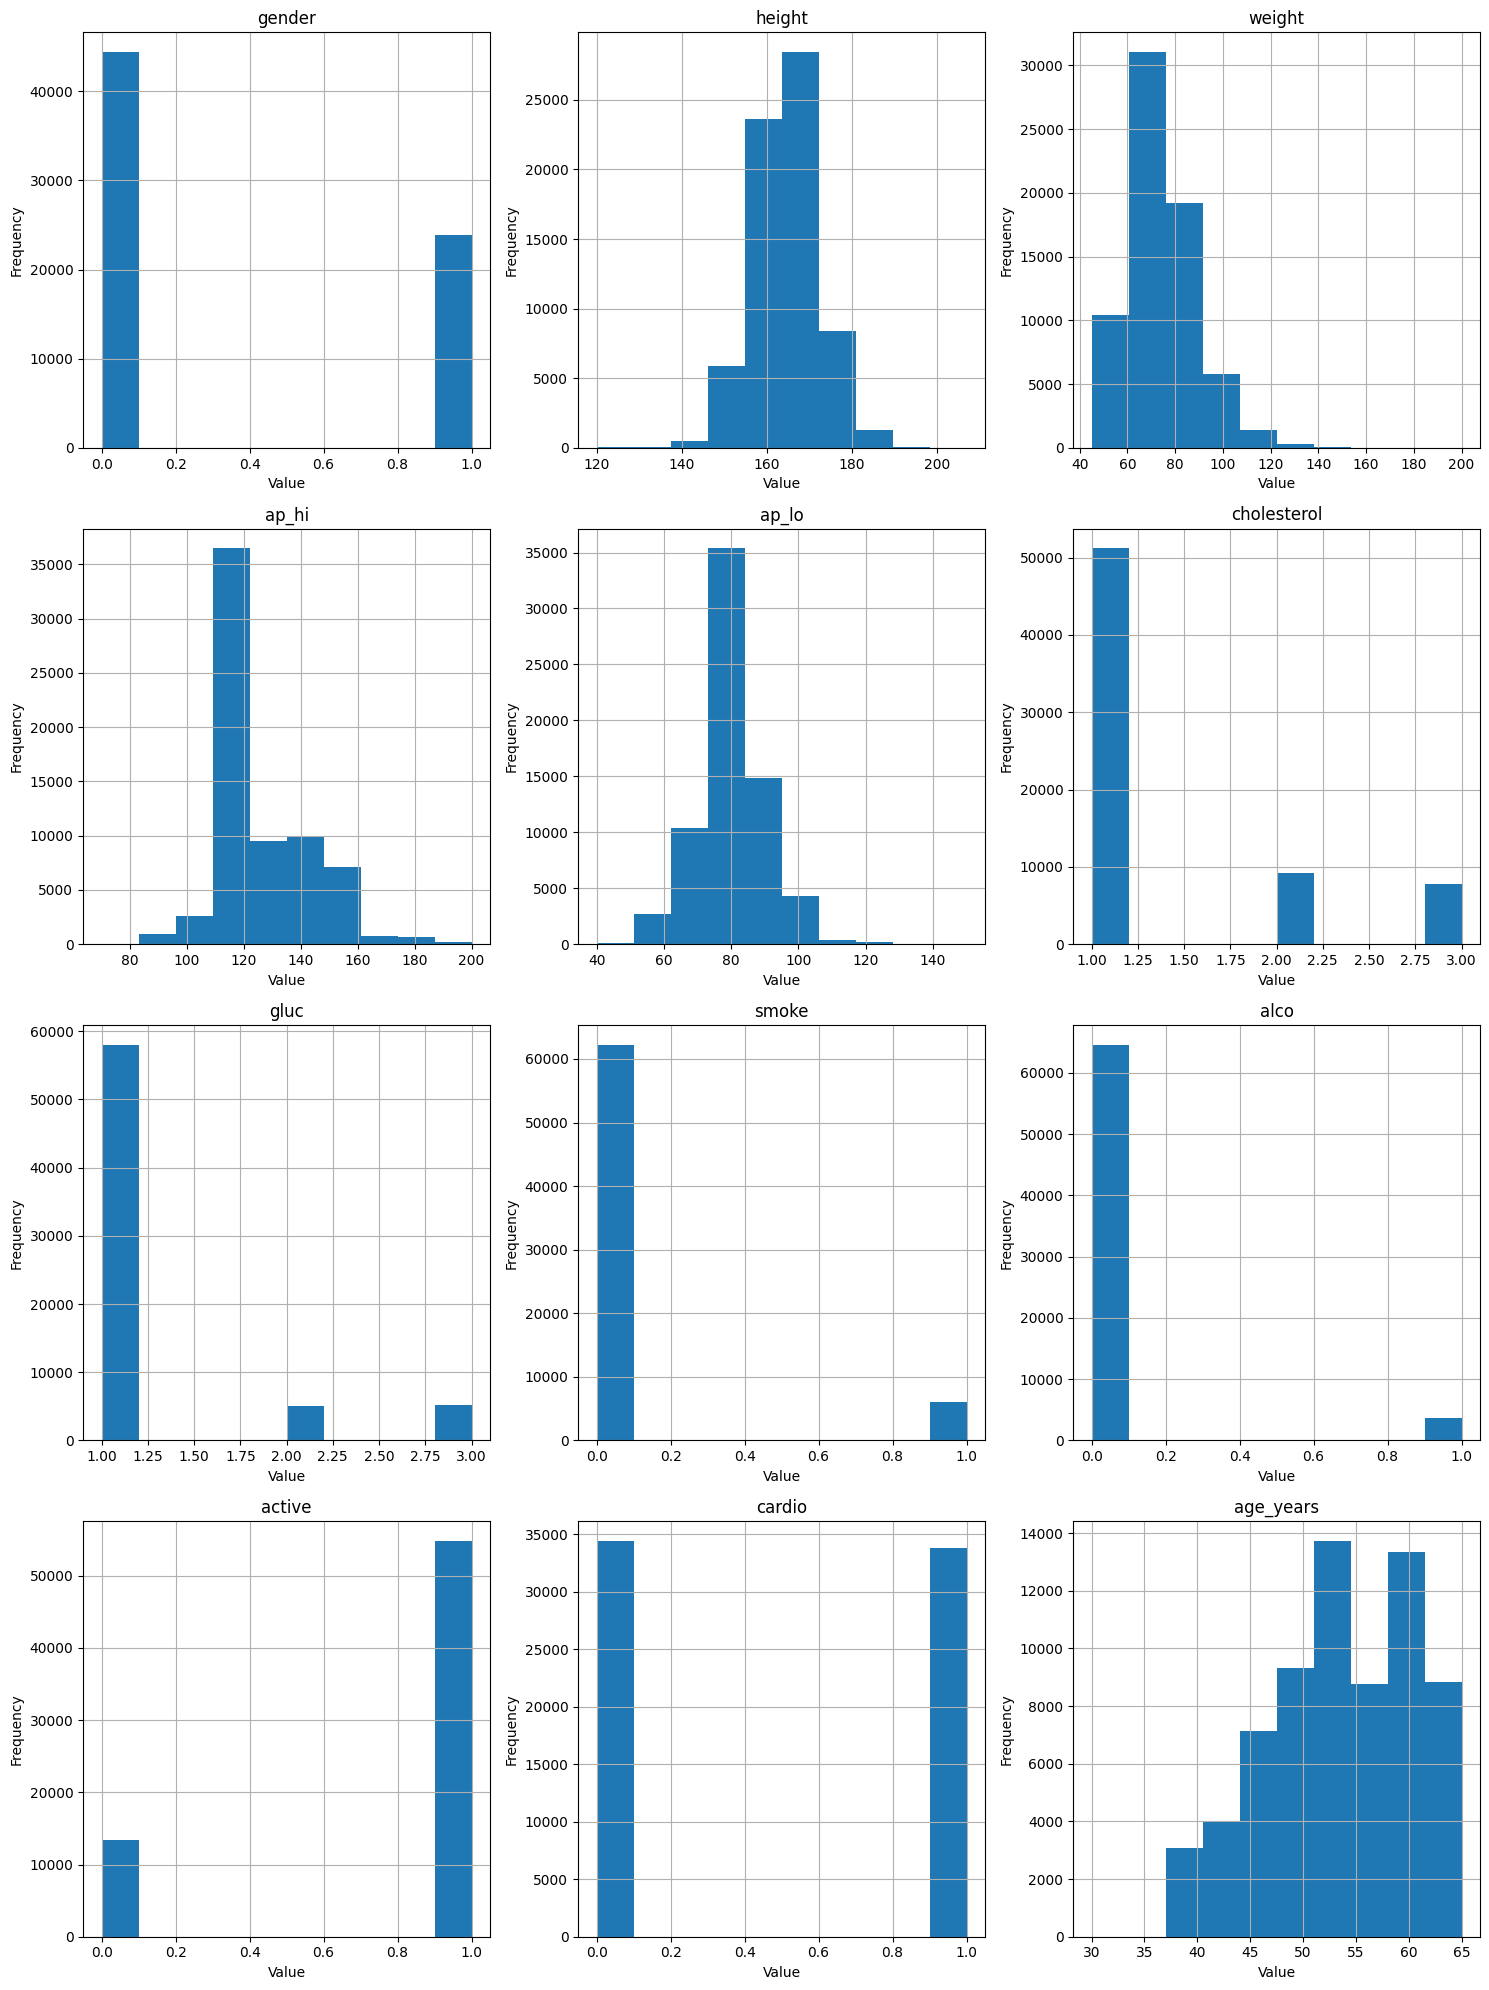
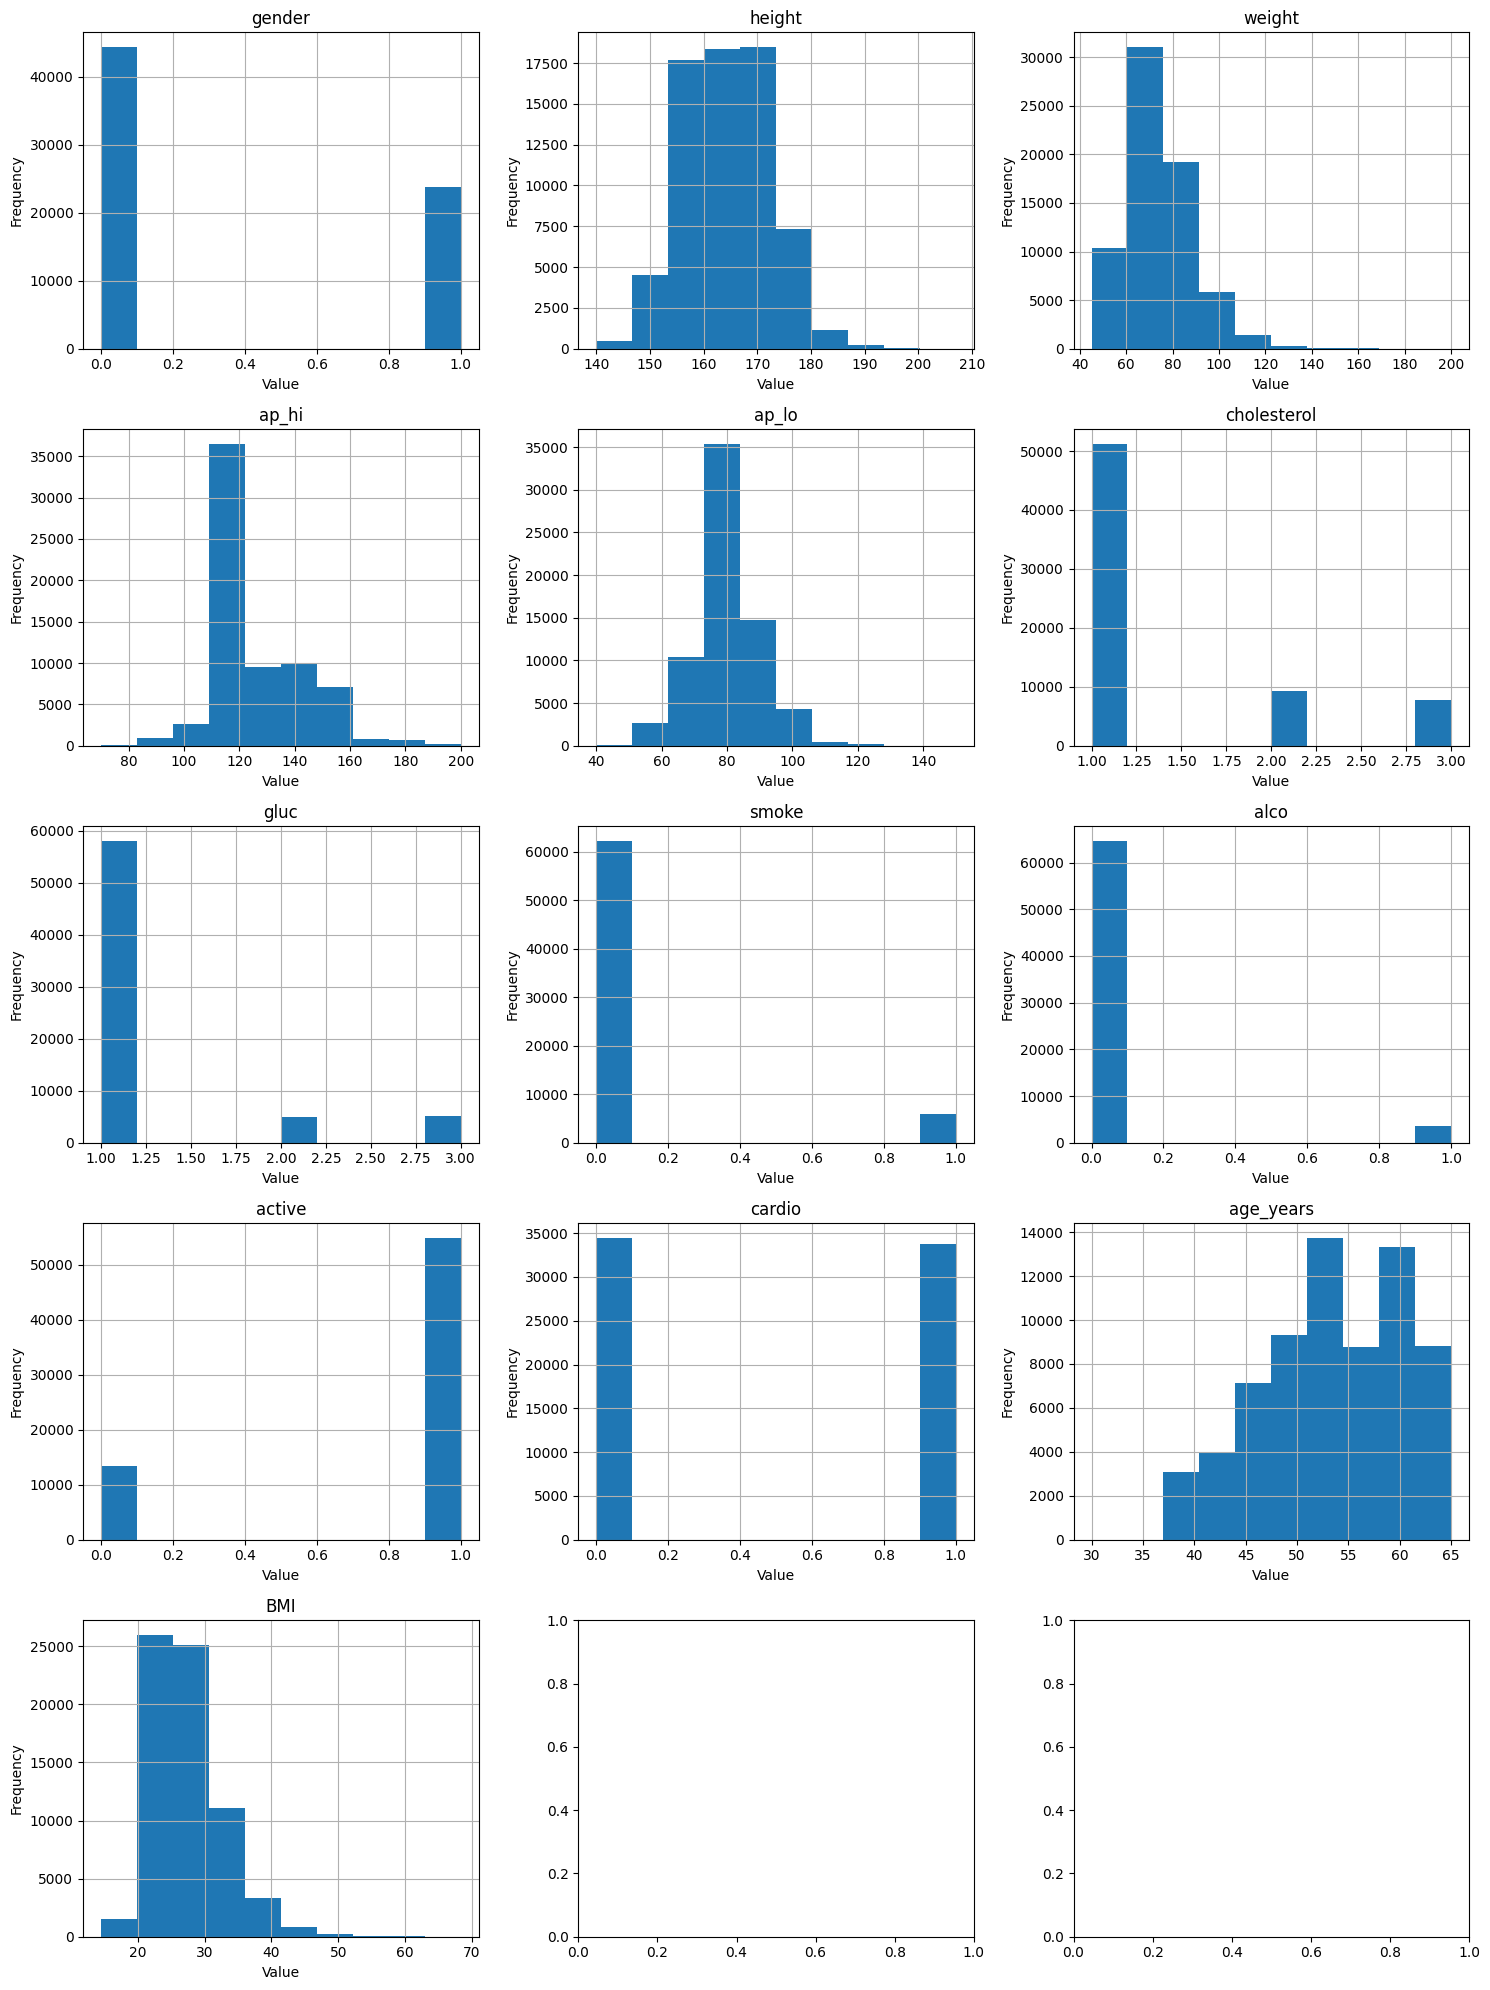
Unified diff of the notebook cell whose output changed from the first chart to the second:
--- before
+++ after
@@ -2,5 +2,5 @@
 numeric_cols = df.select_dtypes(include=["float64", "int64"]).columns
 
-fig, axes = plt.subplots(nrows = 4, ncols = 3, figsize=(15, 20))
+fig, axes = plt.subplots(nrows = 5, ncols = 3, figsize=(15, 20))
 
 axes = axes.flatten()

Commit: added in BMI test for invalid weight-height combo and combined glucose x cholesterole to see how it would change model training